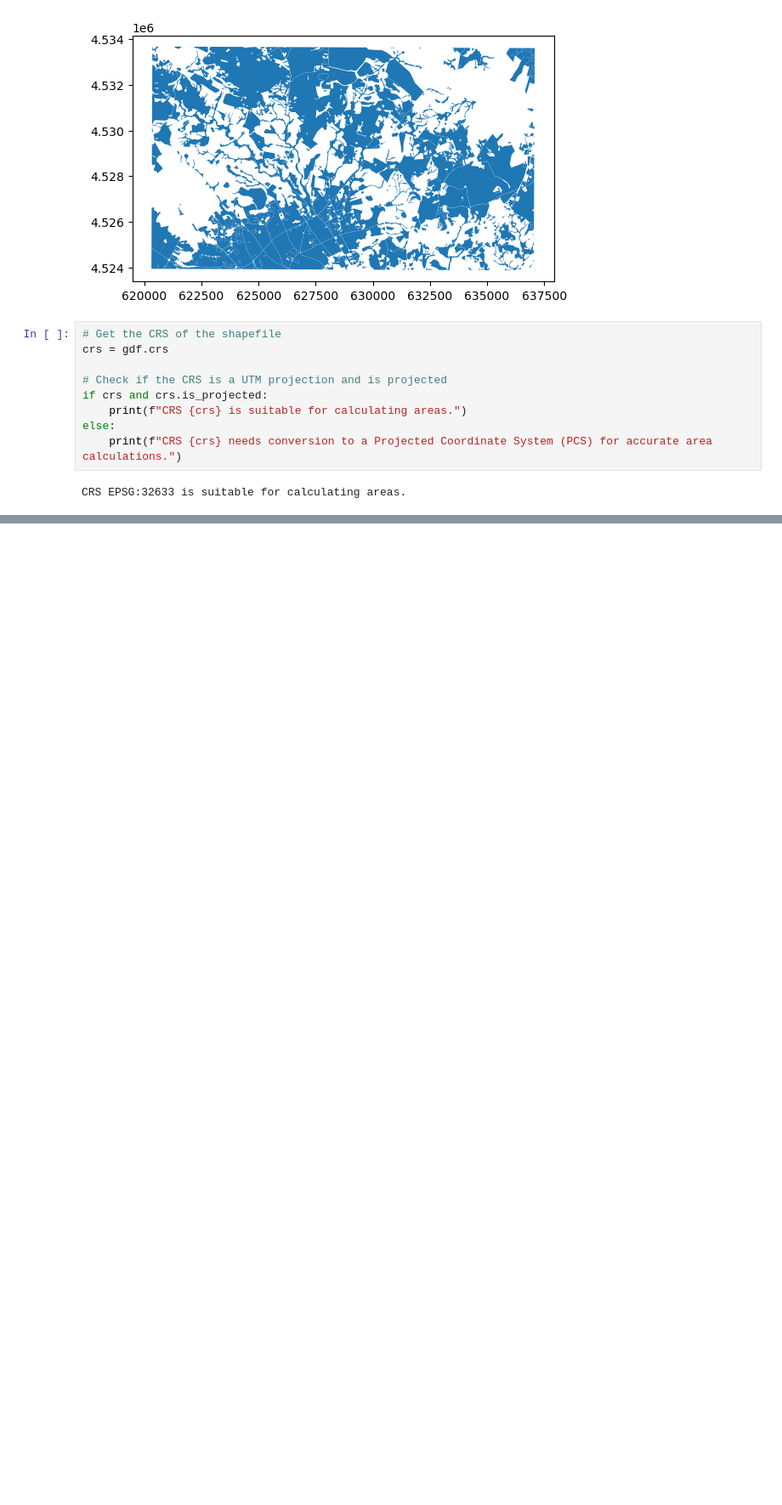
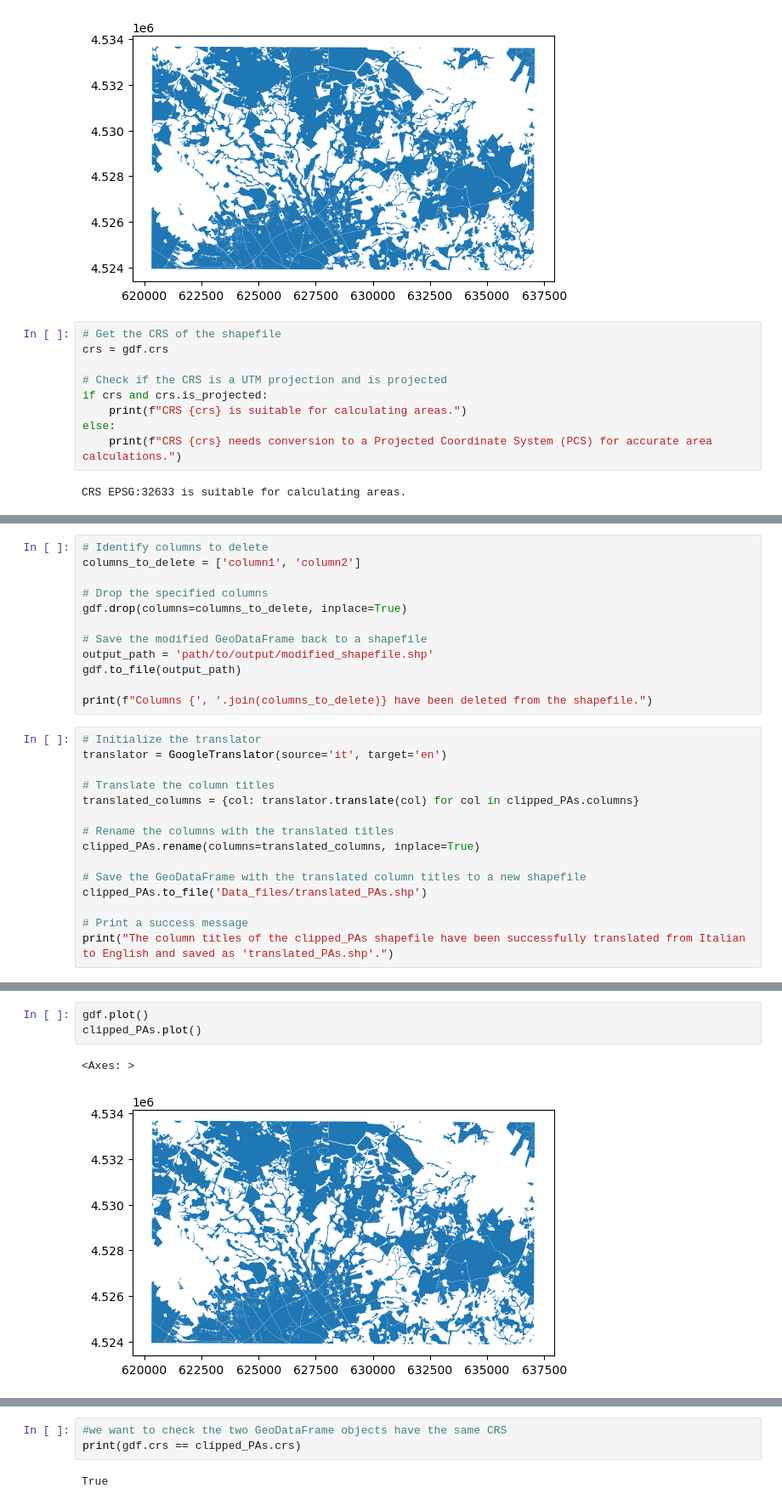
Before and after one commit to Mavisan6/Assignment, a Jupyter notebook: Script.ipynb, the cells around one changed output, grey strips where cells are left out. Shown: that part at 85% size. Saved outputs shown, nothing was run; the diff lists cells and outputs as text; blank space fills up the shorter version.

```diff
--- a/Script.ipynb
+++ b/Script.ipynb
@@ -201,0 +228,27 @@ clipped_PAs
+# %%
+# Identify columns to delete
+columns_to_delete = ['column1', 'column2']
+
+# Drop the specified columns
+gdf.drop(columns=columns_to_delete, inplace=True)
+
+# Save the modified GeoDataFrame back to a shapefile
+output_path = 'path/to/output/modified_shapefile.shp'
+gdf.to_file(output_path)
+
+print(f"Columns {', '.join(columns_to_delete)} have been deleted from the shapefile.")
+# %%
+# Initialize the translator
+translator = GoogleTranslator(source='it', target='en')
+
+# Translate the column titles
+translated_columns = {col: translator.translate(col) for col in clipped_PAs.columns}
+
+# Rename the columns with the translated titles
+clipped_PAs.rename(columns=translated_columns, inplace=True)
+
+# Save the GeoDataFrame with the translated column titles to a new shapefile
+clipped_PAs.to_file('Data_files/translated_PAs.shp')
+
+# Print a success message
+print("The column titles of the clipped_PAs shapefile have been successfully translated from Italian to English and saved as 'translated_PAs.shp'.")
@@ -201,0 +264,6 @@ clipped_PAs
+# %%
+gdf.plot()
+clipped_PAs.plot()
+# %% [output]
+<Axes: >
+[figure, added]
@@ -201,0 +271,5 @@ clipped_PAs
+# %%
+#we want to check the two GeoDataFrame objects have the same CRS
+print(gdf.crs == clipped_PAs.crs)
+# %% [output]
+True
```
Also changed, not shown: parts of 16 cells of this notebook, 21 other files.
